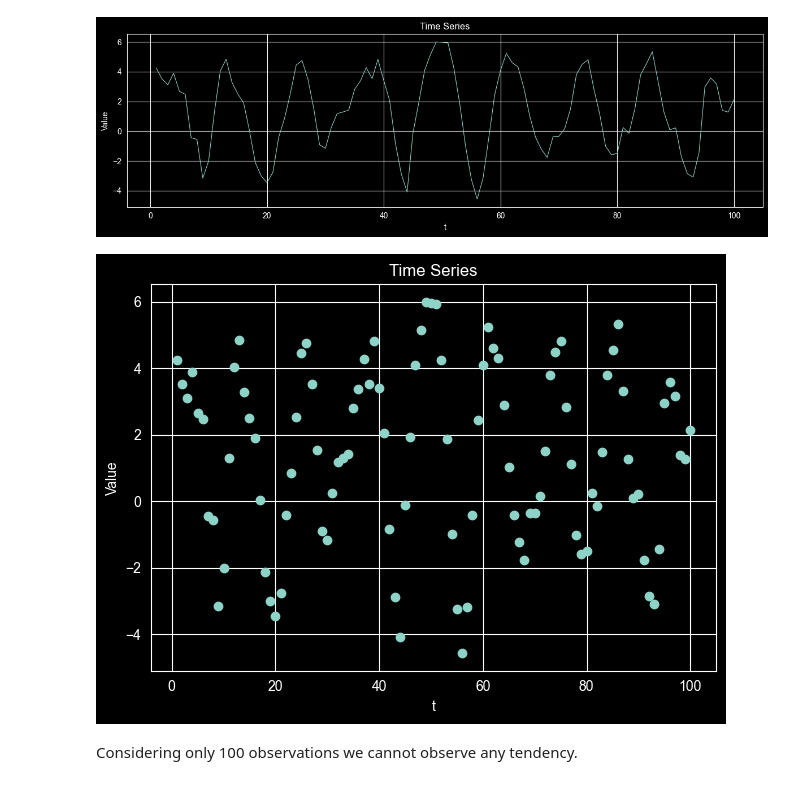
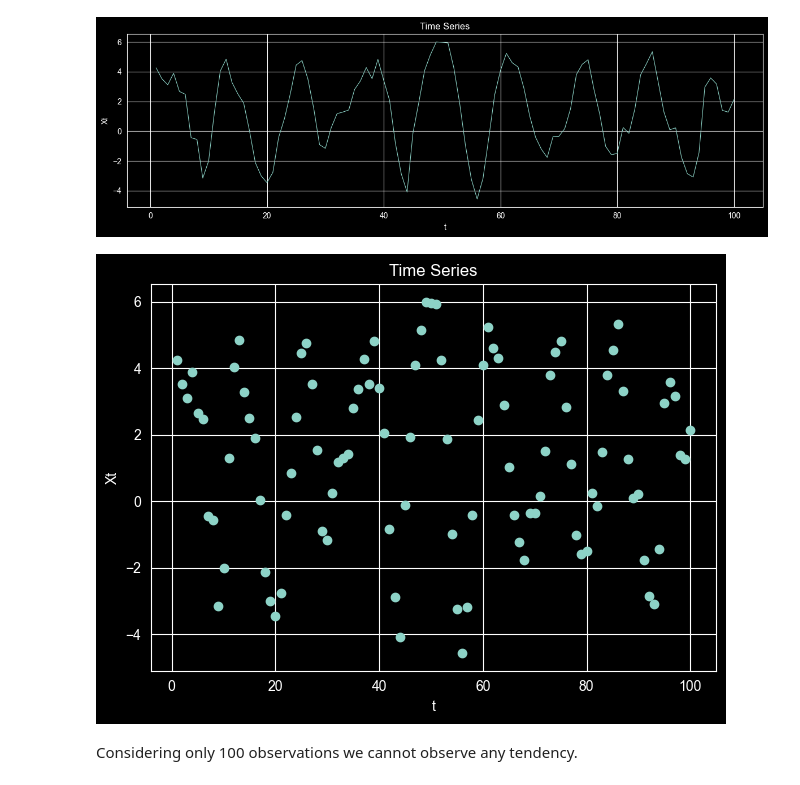
Before and after one commit to cyriaque04/timeseries-arma-sarima-forecast, a Jupyter notebook: EDA.ipynb, the cells around one changed output. Saved outputs shown, nothing was run; the diff lists cells and outputs as text; code cells hidden in the pictures.

```diff
--- a/EDA.ipynb
+++ b/EDA.ipynb
@@ -45,12 +70,12 @@ plt.show()
 # %%
 plt.scatter(df["t"][:100], df["Xt"][:100])
 plt.title("Time Series")
 plt.xlabel("t")
-plt.ylabel("Value")
+plt.ylabel("Xt")
 plt.tight_layout()
 plt.show()
 # %% [output]
-[figure, old version]
+[figure, new version]
 # %% [markdown]
 Considering only 100 observations we cannot observe any tendency.
 # %%
```
Also changed, not shown: parts of 10 cells of this notebook.
